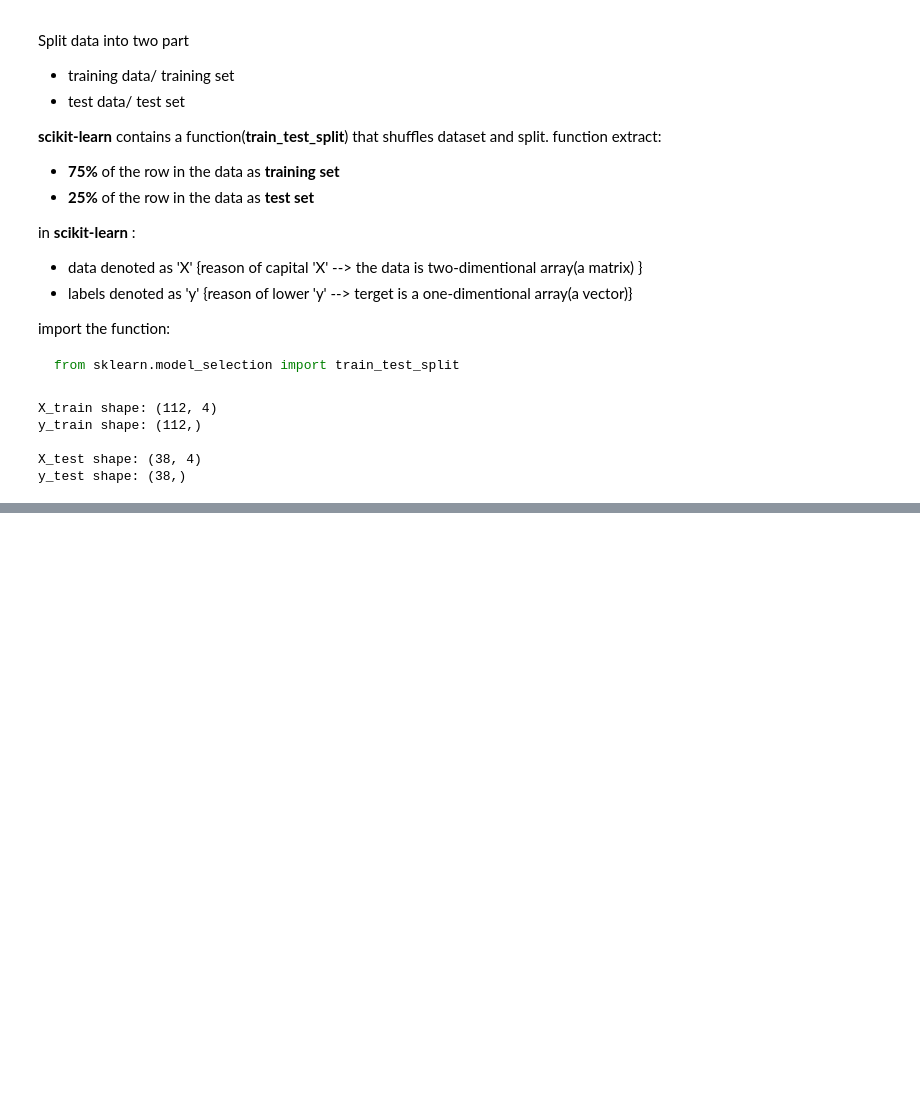
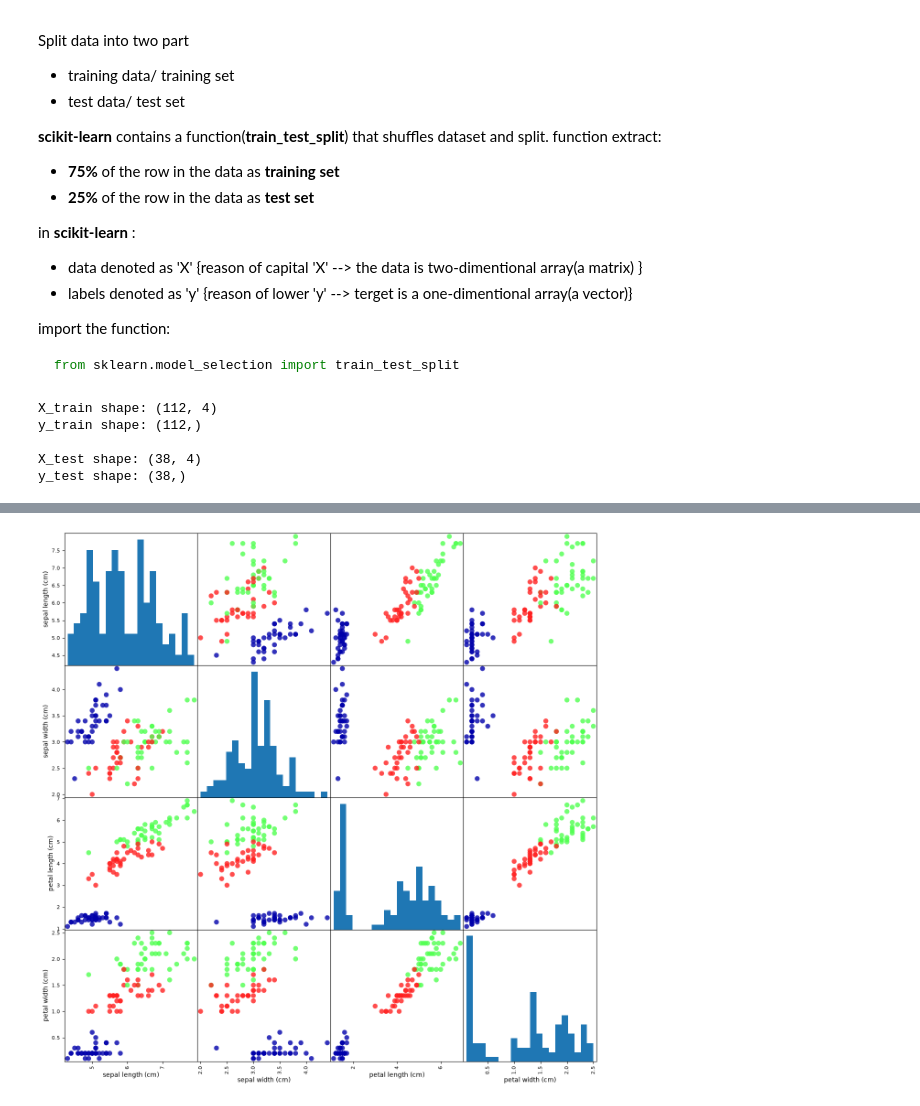
Before and after one commit to rahad404/ml_notes_n_codes, a Jupyter notebook: IMLP_01_classifying-iris-species.ipynb, the cells around one changed output, grey strips where cells are left out. Cells and saved outputs as stored; diff of their text form; code cells hidden in the pictures; blank space fills up the shorter version.

Commit message:
read: get overview of the data by plotting in to a graph (classifying iris species-ch1-IMLP)

```diff
--- a/IMLP_01_classifying-iris-species.ipynb
+++ b/IMLP_01_classifying-iris-species.ipynb
@@ -113,0 +130,5 @@ y_test shape: (38,)
+# %%
+iris_df = pd.DataFrame(X_train, columns=iris_dataset.feature_names)
+grr = pd.plotting.scatter_matrix(iris_df, c=y_train, figsize=(15,15), marker='o', hist_kwds={'bins':20}, s=60, alpha=.8, cmap=mglearn.cm3)
+# %% [output]
+[figure, added]
```
Also changed, not shown: parts of 3 cells of this notebook, 1 other file.
